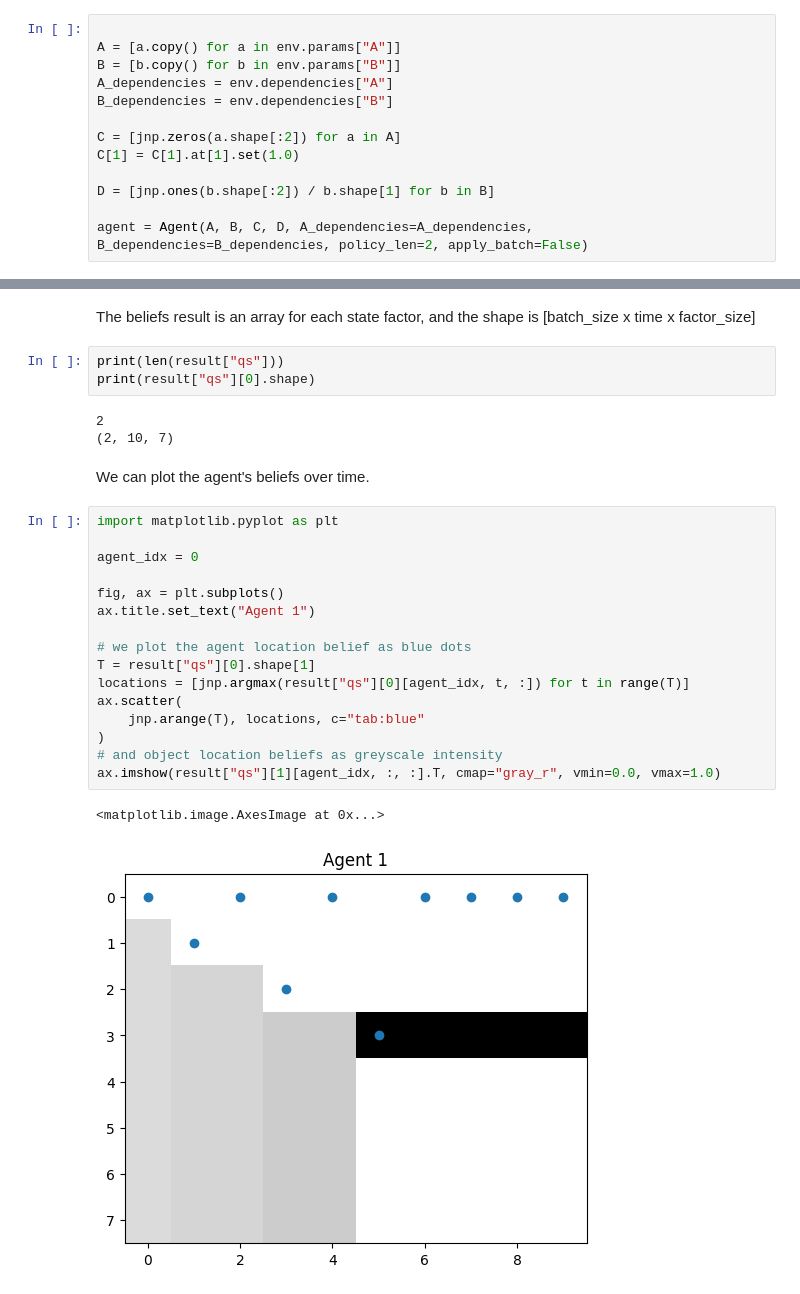
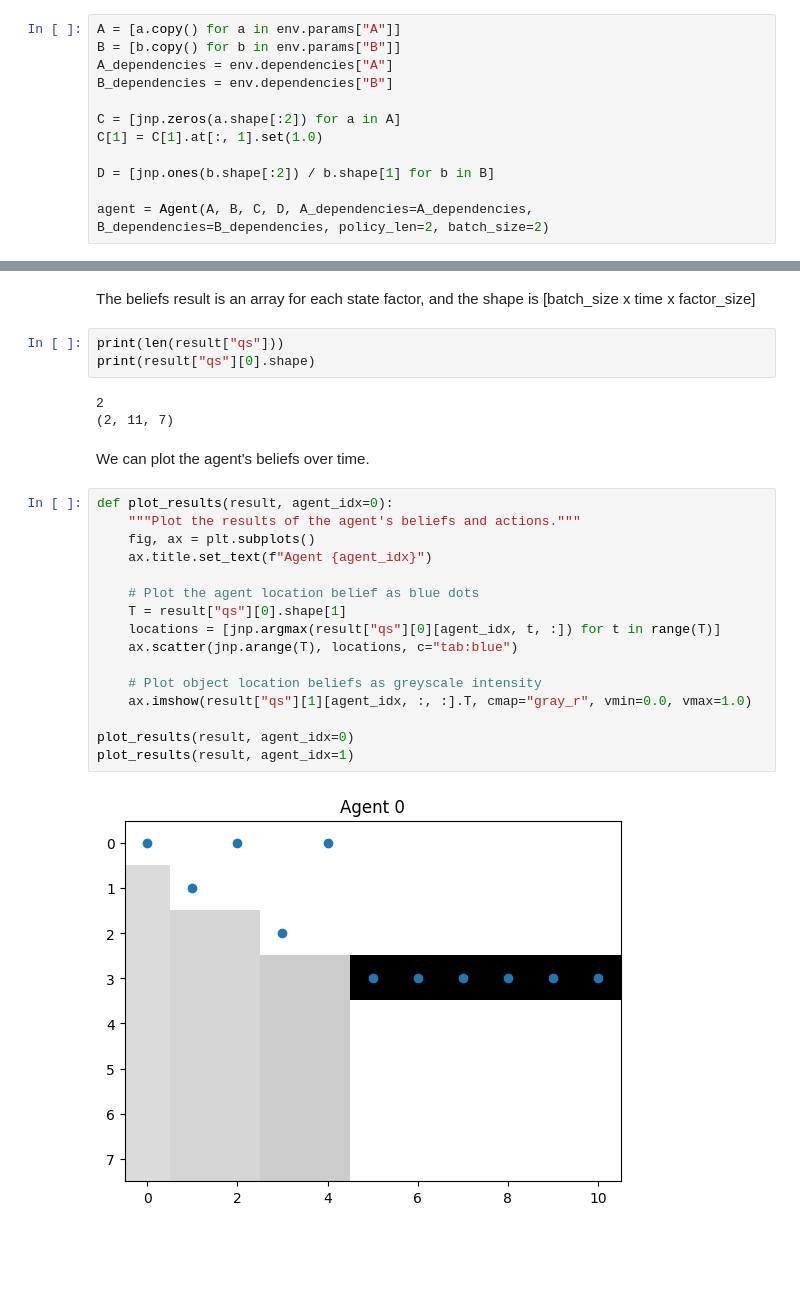
Before and after one commit to infer-actively/pymdp, a Jupyter notebook: examples/envs/graph_worlds_demo.ipynb, the cells around one changed output, grey strips where cells are left out. Saved outputs shown, nothing was run; the diff lists cells and outputs as text; blank space fills up the shorter version.

Commit message:
test new rollout function on graph worlds notebook

```diff
--- a/examples/envs/graph_worlds_demo.ipynb
+++ b/examples/envs/graph_worlds_demo.ipynb
@@ -28,16 +29,15 @@ env = GraphEnv(graph, object_locations=[3, 5], agent_locations=[0, 1])
 # %% [markdown]
 To create an Agent, we reuse the environment's A and B tensors, but give the agent a uniform initial belief about the object location, and a preference to find (see) the object.
 # %%
-
 A = [a.copy() for a in env.params["A"]]
 B = [b.copy() for b in env.params["B"]]
 A_dependencies = env.dependencies["A"]
 B_dependencies = env.dependencies["B"]
 
 C = [jnp.zeros(a.shape[:2]) for a in A]
-C[1] = C[1].at[1].set(1.0)
+C[1] = C[1].at[:, 1].set(1.0)
 
 D = [jnp.ones(b.shape[:2]) / b.shape[1] for b in B]
 
-agent = Agent(A, B, C, D, A_dependencies=A_dependencies, B_dependencies=B_dependencies, policy_len=2, apply_batch=False)
+agent = Agent(A, B, C, D, A_dependencies=A_dependencies, B_dependencies=B_dependencies, policy_len=2, batch_size=2)
 # %% [markdown]
@@ -59,25 +61,24 @@ print(len(result["qs"]))
 print(result["qs"][0].shape)
 # %% [output]
 2
-(2, 10, 7)
+(2, 11, 7)
 # %% [markdown]
 We can plot the agent's beliefs over time.
 # %%
-import matplotlib.pyplot as plt
+def plot_results(result, agent_idx=0):
+    """Plot the results of the agent's beliefs and actions."""
+    fig, ax = plt.subplots()
+    ax.title.set_text(f"Agent {agent_idx}")
 
-agent_idx = 0
+    # Plot the agent location belief as blue dots
+    T = result["qs"][0].shape[1]
+    locations = [jnp.argmax(result["qs"][0][agent_idx, t, :]) for t in range(T)]
+    ax.scatter(jnp.arange(T), locations, c="tab:blue")
 
-fig, ax = plt.subplots()
-ax.title.set_text("Agent 1")
+    # Plot object location beliefs as greyscale intensity
+    ax.imshow(result["qs"][1][agent_idx, :, :].T, cmap="gray_r", vmin=0.0, vmax=1.0)
 
-# we plot the agent location belief as blue dots
-T = result["qs"][0].shape[1]
-locations = [jnp.argmax(result["qs"][0][agent_idx, t, :]) for t in range(T)]
-ax.scatter(
-    jnp.arange(T), locations, c="tab:blue"
-)
-# and object location beliefs as greyscale intensity
-ax.imshow(result["qs"][1][agent_idx, :, :].T, cmap="gray_r", vmin=0.0, vmax=1.0)
+plot_results(result, agent_idx=0)
+plot_results(result, agent_idx=1)
 # %% [output]
-<matplotlib.image.AxesImage at 0x...>
-[figure, old version]
+[figure, new version]
```
Also changed, not shown: parts of 10 cells of this notebook.
